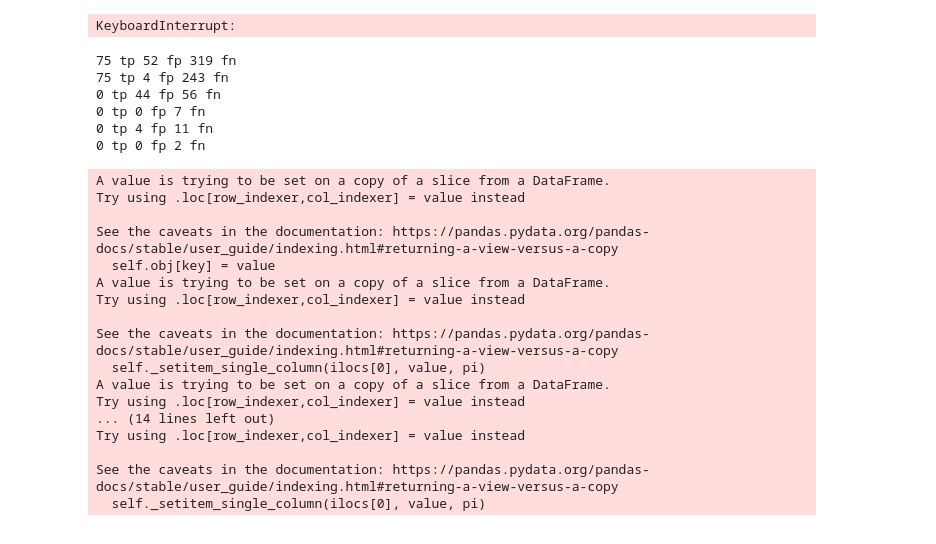
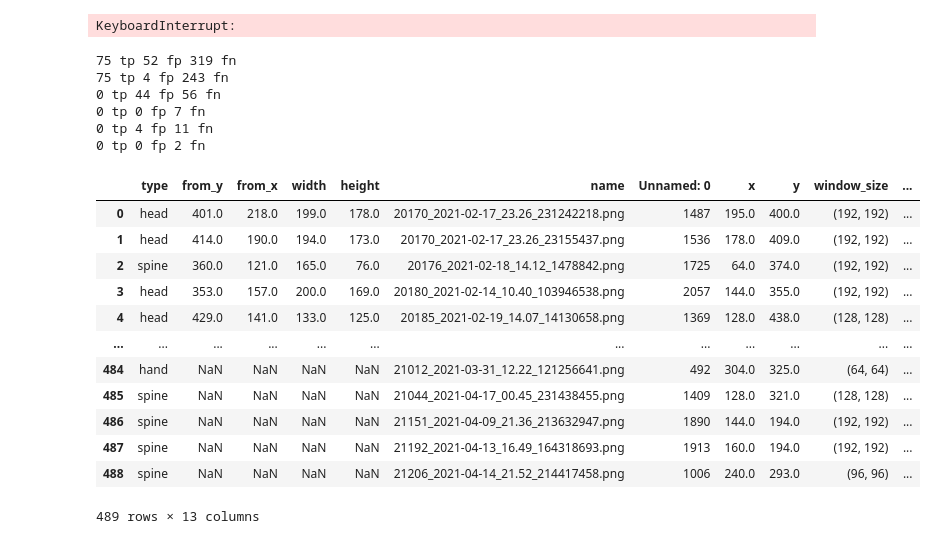
Before and after one commit to ZnFarha/Project3-1, a Jupyter notebook: src/HOG/Test2.ipynb, the cells around one changed output. Cells and saved outputs as stored; diff of their text form; code cells hidden in the pictures.

```diff
--- a/src/HOG/Test2.ipynb
+++ b/src/HOG/Test2.ipynb
@@ -133,51 +135,50 @@ results1 = pd.merge(df, results1, on=['name', 'type'], how='outer')
 # %%
 from Classify import iou_value
+
+def iou(row):
+    if row.isnull().values.any():
+        return 0
+    c, c1 = row[['from_x','from_y']], row[['x','y']]
+    boxA = [c[0], c[1], c[0]+row['width'], c[1]+row['height']]
+    boxB = [c1[0], c1[1], c1[0]+row['window_size'][0], c1[1]+row['window_size'][1]]
+    return iou_value(boxA, boxB, boxes=True)
+
+
 def t(df):
-    def iou(row):
-        c, c1 = row[['from_x','from_y']], row[['x','y']]
-        boxA = [c[0], c[1], c[0]+row['width'], c[1]+row['height']]
-        boxB = [c1[0], c1[1], c1[0]+row['window_size'][0], c1[1]+row['window_size'][1]]
-        return iou_value(boxA, boxB, boxes=True)
 
-    r = df.dropna()
-    true_positive = 0
-    if len(r)!=0:
-        r.loc[:,'iou'] = r.apply(iou, axis=1)
-        true_positive = len(r[r['iou']>0.5])
+    true_positive = len(df[df['iou']>0.5])
     false_negative = df['x'].isna().sum()
     false_positive = df['from_x'].isna().sum()
     print('{} tp {} fp {} fn'.format(true_positive, false_positive, false_negative))
 
+results1.loc[:,'iou'] = results1.apply(iou, axis=1)
 t(results1)
 t(results1[results1['type']=='head'])
 t(results1[results1['type']=='spine'])
 t(results1[results1['type']=='arm'])
 t(results1[results1['type']=='hand'])
 t(results1[results1['type']=='leg'])
+results1
 # %% [output]
 75 tp 52 fp 319 fn
 75 tp 4 fp 243 fn
 0 tp 44 fp 56 fn
 0 tp 0 fp 7 fn
 0 tp 4 fp 11 fn
 0 tp 0 fp 2 fn
+|  | type | from_y | from_x | width | height | name | Unnamed: 0 | x | y | window_size | ... |
+| 0 | head | 401.0 | 218.0 | 199.0 | 178.0 | 20170_2021-02-17_23.26_231242218.png | 1487 | 195.0 | 400.0 | (192, 192) | ... |
+| 1 | head | 414.0 | 190.0 | 194.0 | 173.0 | 20170_2021-02-17_23.26_23155437.png | 1536 | 178.0 | 409.0 | (192, 192) | ... |
+| 2 | spine | 360.0 | 121.0 | 165.0 | 76.0 | 20176_2021-02-18_14.12_1478842.png | 1725 | 64.0 | 374.0 | (192, 192) | ... |
+| 3 | head | 353.0 | 157.0 | 200.0 | 169.0 | 20180_2021-02-14_10.40_103946538.png | 2057 | 144.0 | 355.0 | (192, 192) | ... |
+| 4 | head | 429.0 | 141.0 | 133.0 | 125.0 | 20185_2021-02-19_14.07_14130658.png | 1369 | 128.0 | 438.0 | (128, 128) | ... |
+| ... | ... | ... | ... | ... | ... | ... | ... | ... | ... | ... | ... |
+| 484 | hand | NaN | NaN | NaN | NaN | 21012_2021-03-31_12.22_121256641.png | 492 | 304.0 | 325.0 | (64, 64) | ... |
+| 485 | spine | NaN | NaN | NaN | NaN | 21044_2021-04-17_00.45_231438455.png | 1409 | 128.0 | 321.0 | (128, 128) | ... |
+| 486 | spine | NaN | NaN | NaN | NaN | 21151_2021-04-09_21.36_213632947.png | 1890 | 144.0 | 194.0 | (192, 192) | ... |
+| 487 | spine | NaN | NaN | NaN | NaN | 21192_2021-04-13_16.49_164318693.png | 1913 | 160.0 | 194.0 | (192, 192) | ... |
+| 488 | spine | NaN | NaN | NaN | NaN | 21206_2021-04-14_21.52_214417458.png | 1006 | 240.0 | 293.0 | (96, 96) | ... |
-A value is trying to be set on a copy of a slice from a DataFrame.
-Try using .loc[row_indexer,col_indexer] = value instead
-
-See the caveats in the documentation: https://pandas.pydata.org/pandas-docs/stable/user_guide/indexing.html#returning-a-view-versus-a-copy
-  self.obj[key] = value
-A value is trying to be set on a copy of a slice from a DataFrame.
-Try using .loc[row_indexer,col_indexer] = value instead
-
-See the caveats in the documentation: https://pandas.pydata.org/pandas-docs/stable/user_guide/indexing.html#returning-a-view-versus-a-copy
-  self._setitem_single_column(ilocs[0], value, pi)
-A value is trying to be set on a copy of a slice from a DataFrame.
-Try using .loc[row_indexer,col_indexer] = value instead
-... (14 lines left out)
-Try using .loc[row_indexer,col_indexer] = value instead
-
-See the caveats in the documentation: https://pandas.pydata.org/pandas-docs/stable/user_guide/indexing.html#returning-a-view-versus-a-copy
-  self._setitem_single_column(ilocs[0], value, pi)
+489 rows × 13 columns
 # %%
 from matplotlib import pyplot as plt
 
```
Also changed, not shown: parts of 3 cells of this notebook.
